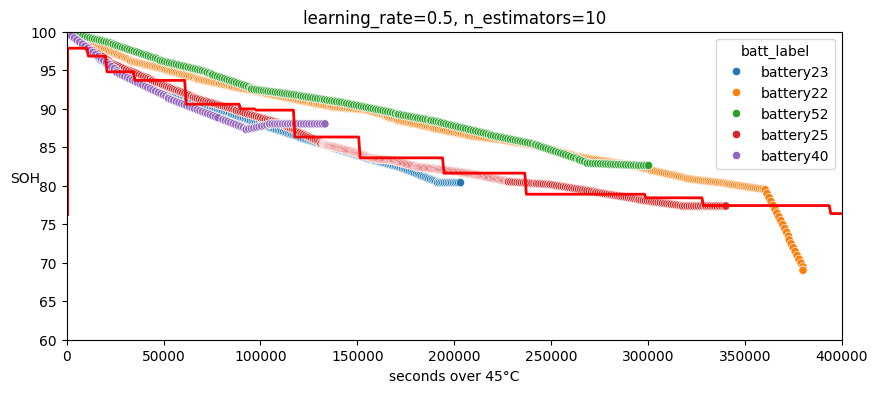
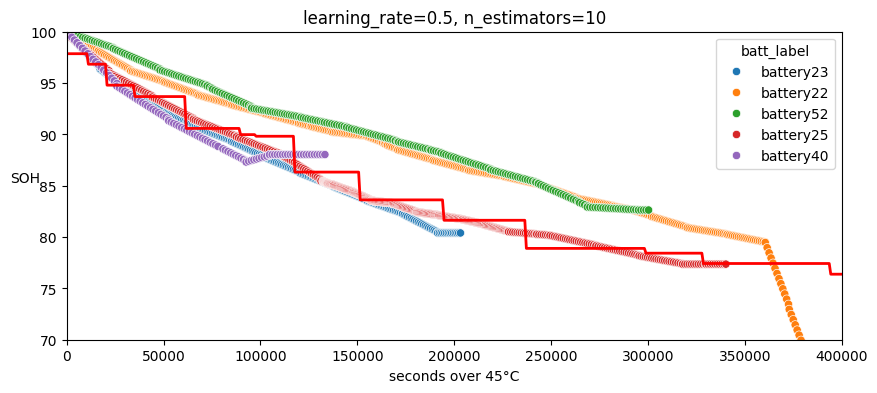
The change to this notebook cell's code, shown as a diff; its figure went from the first image to the second:
--- before
+++ after
@@ -2,15 +2,14 @@
 import seaborn as sns
 
-def plot_predictions(regressors, data, axes, style,
+def plot_predictions(model, data, axes, style,
                      label=None, data_style="b.", data_label=None):
     x1 = np.array(500*[4*[0]])
-    x1[:,0] = np.linspace(axes[0], axes[1], 500)
-    x1[:,1] = np.array([15]*500)
-    x1[:,2] = np.array([34]*500)
-    x1[:,3] = np.array([78]*500)
-    y_pred = sum(regressor.predict(x1)
-                 for regressor in regressors)
+    x1[:,0] = np.linspace(axes[0], axes[1], 500) #time T > 45°
+    x1[:,1] = np.array([15]*500) #T_cum_min
+    x1[:,2] = np.array([34]*500) #T_cum_avg
+    x1[:,3] = np.array([78]*500) #T_cum_max
+    y_pred = model.predict(x1)
     sns.scatterplot(data=data, x='sec_T_over_45', y='SOH', hue='batt_label')
-    plt.plot(x1, y_pred, style, linewidth=2, label=label)
+    plt.plot(x1[:,0], y_pred, style, linewidth=2, label=label)
     if label or data_label:
         plt.legend(loc="upper center")
@@ -19,5 +18,5 @@
 fig, axes = plt.subplots(ncols=1, figsize=(10, 4), sharey=True)
 
-plot_predictions([gbrt], test_df, axes=[0, 4E5, 60, 100], style="r-",)
+plot_predictions(gbrt, test_df, axes=[0, 4E5, 70, 100], style="r-",)
 plt.title(f"learning_rate={gbrt.learning_rate}, "
           f"n_estimators={gbrt.n_estimators_}")
@@ -25,5 +24,3 @@
 plt.ylabel("SOH", rotation=0)
 
-
-
 plt.show()

Commit: add diagram for model with integral features